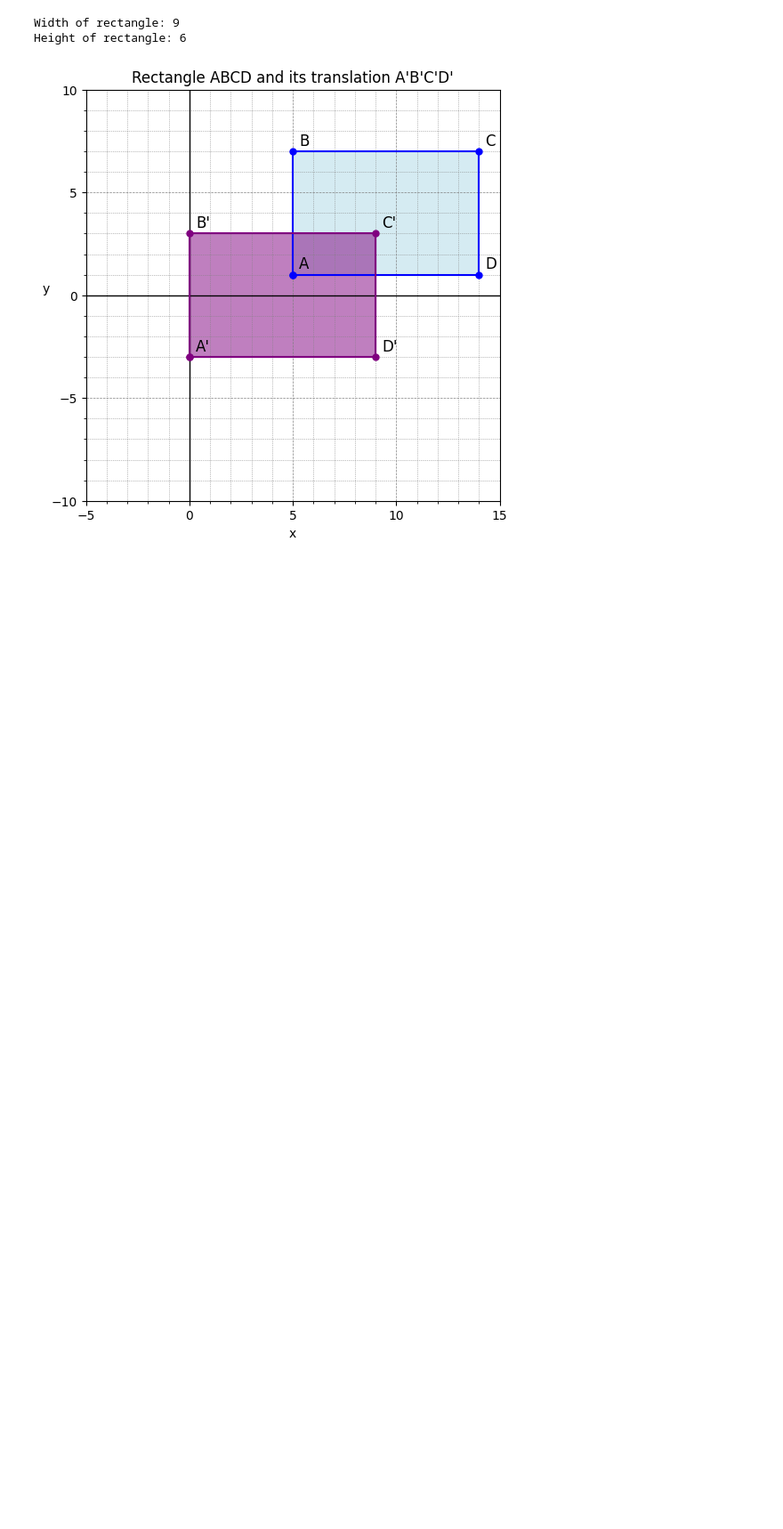
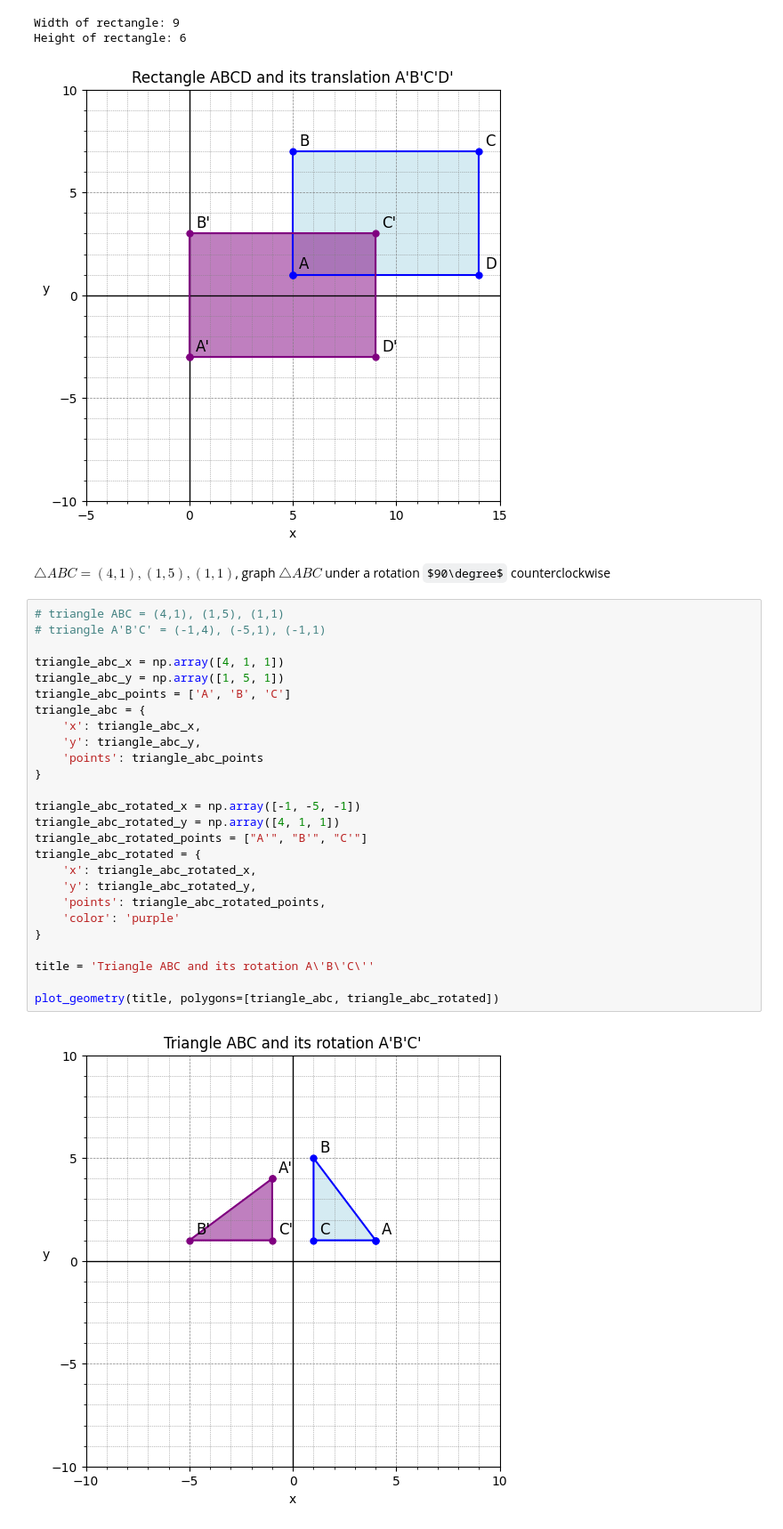
Before and after one commit to seanjiangsh/math-practice, a Jupyter notebook: geometry/geometry.ipynb, the cells around one changed output. Shown at 89% size. Drawn from its saved outputs; the diff is of its cells as text; some formulas as TeX source; blank space fills up the shorter version.

Commit message:
Added rotating figures in coordinate space graphing

```diff
--- a/geometry/geometry.ipynb
+++ b/geometry/geometry.ipynb
@@ -146,3 +146,33 @@ plot_geometry(title, polygons=[rectangle, translated_rectangle], limits=limits)
 Width of rectangle: 9
 Height of rectangle: 6
 [figure]
+# %% [markdown]
+$\triangle{ABC}=(4,1), (1,5), (1,1)$, graph $\triangle{ABC}$ under a rotation $90\degree$ counterclockwise
+# %%
+# triangle ABC = (4,1), (1,5), (1,1)
+# triangle A'B'C' = (-1,4), (-5,1), (-1,1)
+
+triangle_abc_x = np.array([4, 1, 1])
+triangle_abc_y = np.array([1, 5, 1])
+triangle_abc_points = ['A', 'B', 'C']
+triangle_abc = {
+    'x': triangle_abc_x,
+    'y': triangle_abc_y,
+    'points': triangle_abc_points
+}
+
+triangle_abc_rotated_x = np.array([-1, -5, -1])
+triangle_abc_rotated_y = np.array([4, 1, 1])
+triangle_abc_rotated_points = ["A'", "B'", "C'"]
+triangle_abc_rotated = {
+    'x': triangle_abc_rotated_x,
+    'y': triangle_abc_rotated_y,
+    'points': triangle_abc_rotated_points,
+    'color': 'purple'
+}
+
+title = 'Triangle ABC and its rotation A\'B\'C\''
+
+plot_geometry(title, polygons=[triangle_abc, triangle_abc_rotated])
+# %% [output]
+[figure, added]
```
